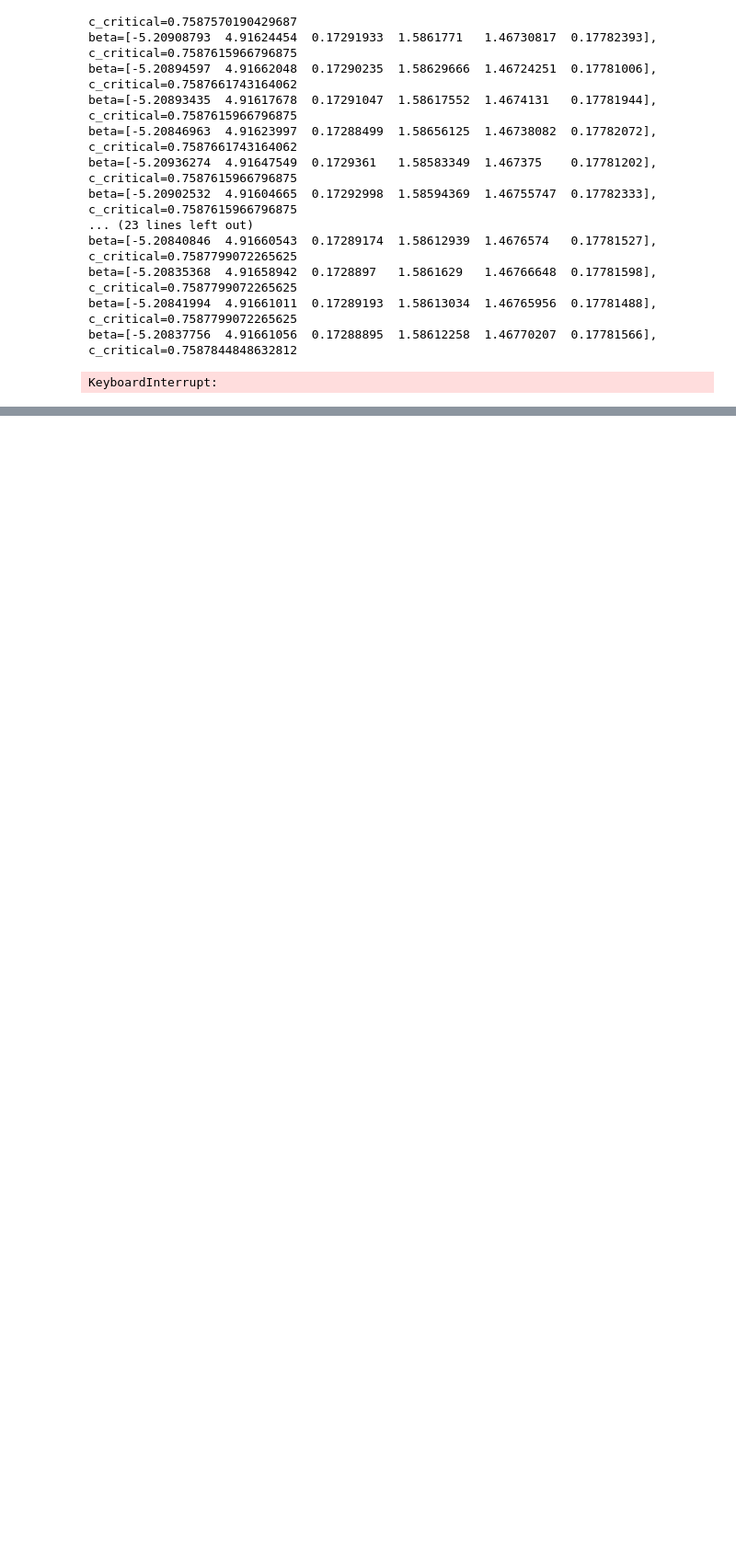
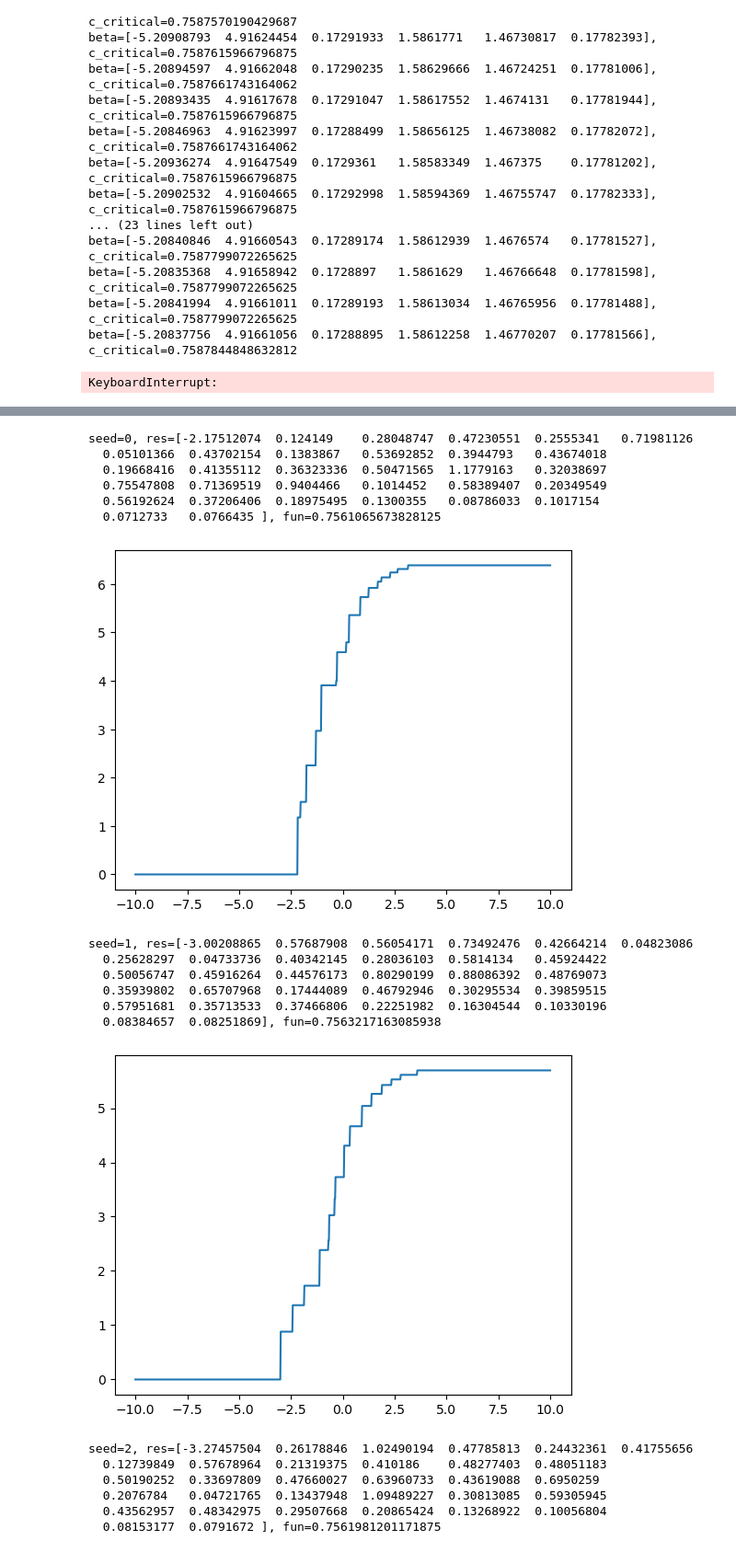
Before and after one commit to yuxinma98/NonlinearLaplacian, a Jupyter notebook: ipynb/Computation of c and outlier eigenvalue.ipynb, the cells around one changed output, grey strips where cells are left out. Shown at 92% size. Saved outputs shown, nothing was run; the diff lists cells and outputs as text; code cells hidden in the pictures; blank space fills up the shorter version.

```diff
--- a/ipynb/Computation of c and outlier eigenvalue.ipynb
+++ b/ipynb/Computation of c and outlier eigenvalue.ipynb
@@ -783,0 +701,55 @@ plot_step_function(res.x, ax[1])
+# %%
+def minimize_with_random_initial_simplex(n=20, seed=0):
+    # define bounds for the parameters in optimization
+    bounds = (
+        [(None, None)] + [(0, None) for _ in range(1, n + 1)] + [(0, None) for _ in range(0, n + 1)]
+    )
+    # define initial simplex for Nelder-Mead
+    rng = np.random.default_rng(seed)
+    N = 2*n + 2 #N parameters, need N+1 points to define the initial simplex
+    simplex = rng.uniform(0, 1, (N+1, N)) # set each incremental parameter to be uniformly random in [0,1]
+    simplex[:, 0] = rng.uniform(-5, 0, N+1) # set x0(the first parameter) to be uniformly random in [-5,0]
+    # run minimization
+    historic_xks = []
+    historic_funs = []
+    def callback_function(intermediate_result):
+        historic_xks.append(intermediate_result.x)
+        historic_funs.append(intermediate_result.fun)
+    res = spo.minimize(
+        c_for_step_function,
+        x0=np.zeros(2 * n + 2),
+        method="Nelder-Mead",
+        bounds=bounds,
+        callback=callback_function,
+        options={"initial_simplex": simplex},
+    )
+    return historic_xks, historic_funs, res
+# %%
+# n = 15
+for seed in range(10):
+    historic_xks, historic_funs, res = minimize_with_random_initial_simplex(n=15, seed=seed)
+    if res.fun < 0.8:
+        print(f"seed={seed}, res={res.x}, fun={res.fun}")
+        plot_step_function(res.x, plt.gca())
+        plt.show()
+# %% [output]
+seed=0, res=[-2.17512074  0.124149    0.28048747  0.47230551  0.2555341   0.71981126
+  0.05101366  0.43702154  0.1383867   0.53692852  0.3944793   0.43674018
+  0.19668416  0.41355112  0.36323336  0.50471565  1.1779163   0.32038697
+  0.75547808  0.71369519  0.9404466   0.1014452   0.58389407  0.20349549
+  0.56192624  0.37206406  0.18975495  0.1300355   0.08786033  0.1017154
+  0.0712733   0.0766435 ], fun=0.7561065673828125
+[figure, added]
+seed=1, res=[-3.00208865  0.57687908  0.56054171  0.73492476  0.42664214  0.04823086
+  0.25628297  0.04733736  0.40342145  0.28036103  0.5814134   0.45924422
+  0.50056747  0.45916264  0.44576173  0.80290199  0.88086392  0.48769073
+  0.35939802  0.65707968  0.17444089  0.46792946  0.30295534  0.39859515
+  0.57951681  0.35713533  0.37466806  0.22251982  0.16304544  0.10330196
+  0.08384657  0.08251869], fun=0.7563217163085938
+[figure, added]
+seed=2, res=[-3.27457504  0.26178846  1.02490194  0.47785813  0.24432361  0.41755656
+  0.12739849  0.57678964  0.21319375  0.410186    0.48277403  0.48051183
+  0.50190252  0.33697809  0.47660027  0.63960733  0.43619088  0.6950259
+  0.2076784   0.04721765  0.13437948  1.09489227  0.30813085  0.59305945
+  0.43562957  0.48342975  0.29507668  0.20865424  0.13268922  0.10056804
+  0.08153177  0.0791672 ], fun=0.7561981201171875
```
Also changed, not shown: parts of 46 cells of this notebook.
